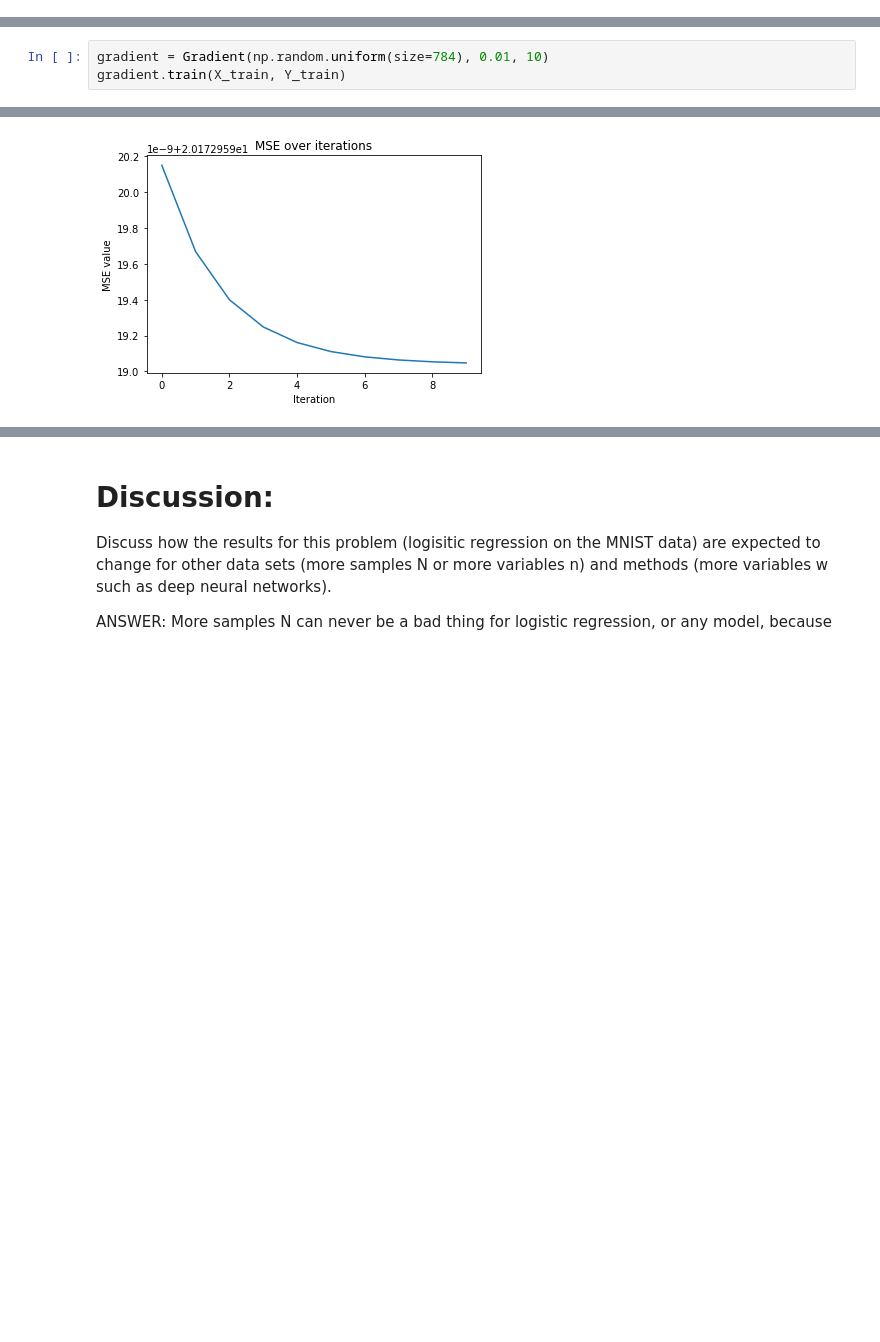
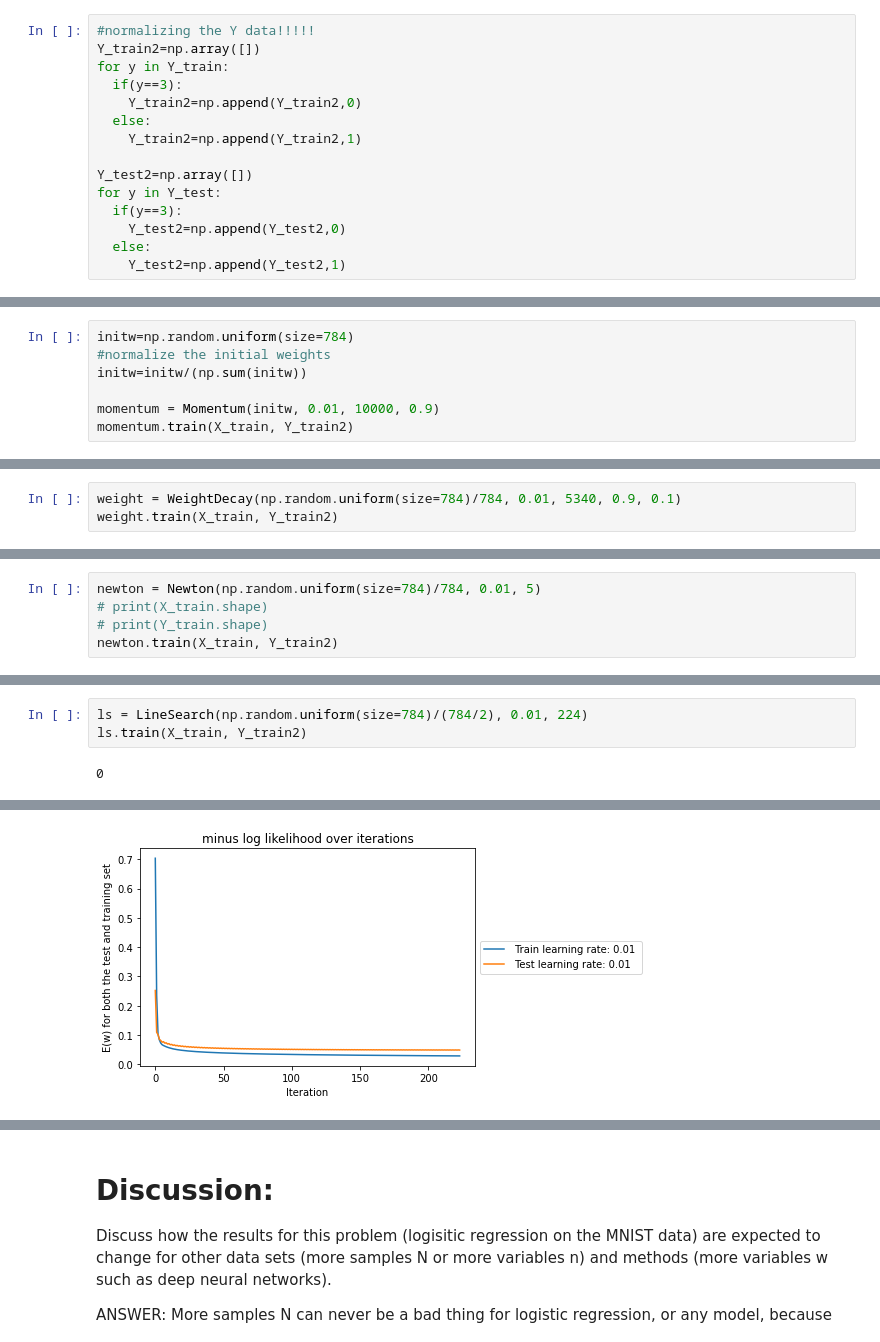
Before and after one commit to Ylja07/Cds-machine-learning, a Jupyter notebook: week4/CDS_week4_gradient.ipynb, the cells around one changed output, grey strips where cells are left out. Saved outputs shown, nothing was run; the diff lists cells and outputs as text; blank space fills up the shorter version.

```diff
--- a/week4/CDS_week4_gradient.ipynb
+++ b/week4/CDS_week4_gradient.ipynb
@@ -50,3 +54,18 @@ X_train: (12396, 784)
 Y_train: (12396,)
 X_test:  (2038, 784)
 Y_test:  (2038,)
+# %%
+#normalizing the Y data!!!!!
+Y_train2=np.array([])
+for y in Y_train:
+  if(y==3):
+    Y_train2=np.append(Y_train2,0)
+  else:
+    Y_train2=np.append(Y_train2,1)
+
+Y_test2=np.array([])
+for y in Y_test:
+  if(y==3):
+    Y_test2=np.append(Y_test2,0)
+  else:
+    Y_test2=np.append(Y_test2,1)
@@ -52,0 +395,7 @@ Y_test:  (2038,)
+# %%
+initw=np.random.uniform(size=784)
+#normalize the initial weights
+initw=initw/(np.sum(initw))
+
+momentum = Momentum(initw, 0.01, 10000, 0.9)
+momentum.train(X_train, Y_train2)
@@ -52,0 +535,3 @@ Y_test:  (2038,)
+# %%
+weight = WeightDecay(np.random.uniform(size=784)/784, 0.01, 5340, 0.9, 0.1)
+weight.train(X_train, Y_train2)
@@ -112,0 +725,5 @@ class Gradient:
+# %%
+newton = Newton(np.random.uniform(size=784)/784, 0.01, 5)
+# print(X_train.shape)
+# print(Y_train.shape)
+newton.train(X_train, Y_train2)
@@ -113,4 +949,5 @@ class Gradient:
 # %%
-gradient = Gradient(np.random.uniform(size=784), 0.01, 10)
-gradient.train(X_train, Y_train)
+ls = LineSearch(np.random.uniform(size=784)/(784/2), 0.01, 224)
+ls.train(X_train, Y_train2)
 # %% [output]
+0
@@ -117 +971 @@ gradient.train(X_train, Y_train)
-[figure, old version]
+[figure, new version]
```
Also changed, not shown: parts of 18 cells of this notebook.
